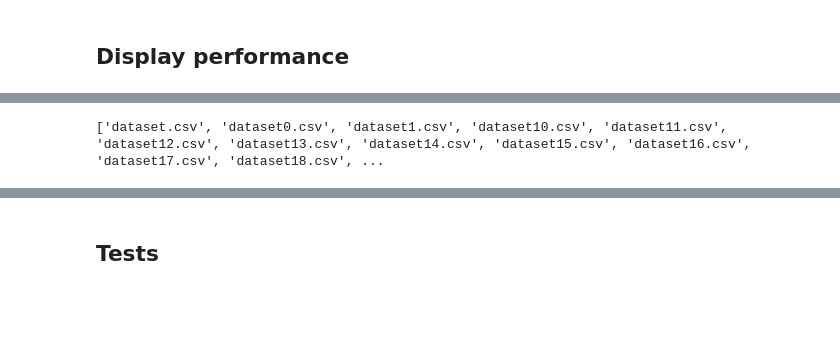
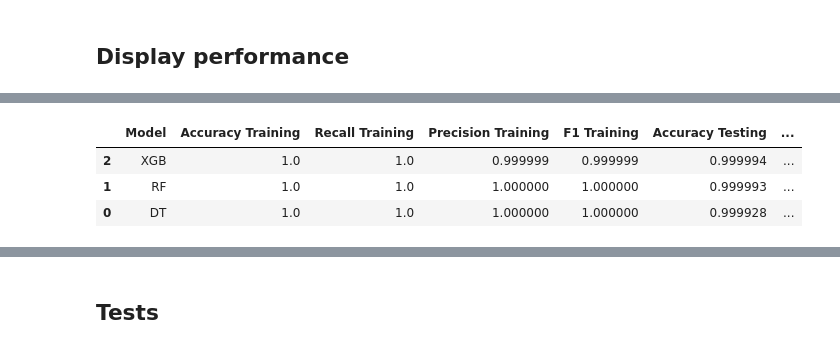
Before and after one commit to mcrayssac/CIC_IoT_Cyber_Attacks, a Jupyter notebook: DoS_model.ipynb, the cells around one changed output, grey strips where cells are left out. Cells and saved outputs as stored; diff of their text form; code cells hidden in the pictures; blank space fills up the shorter version.

Commit message:
Added prediction on first model

```diff
--- a/DoS_model.ipynb
+++ b/DoS_model.ipynb
@@ -221,11 +180,0 @@ simpleModelsDef[2]['param_space'] = param_space_xgboost
-# %%
-print(train_sets)
-# %% [output]
-['dataset.csv', 'dataset0.csv', 'dataset1.csv', 'dataset10.csv', 'dataset11.csv', 'dataset12.csv', 'dataset13.csv', 'dataset14.csv', 'dataset15.csv', 'dataset16.csv', 'dataset17.csv', 'dataset18.csv', ...
-# %%
-for model in tqdm(simpleModelsDef):
-    # Get model informations
-    modelName, model, params = model.values()
-
-    # Optimiser les hyperparamètres du modèle
-    optimize_hyperparameters(model, modelName, file_path, model_path, params, train_sets, X_columns, y_column=y_column, encoder=encoder, scaler=scaler)
@@ -264,0 +181,7 @@ for model in tqdm(simpleTuningModelsDef):
+# %%
+read_csv_file(performance_path, model_path).sort_values(by=['Total rows', 'Accuracy Testing', 'Recall Testing', 'Precision Testing', 'F1 Testing'], ascending=False).head()
+# %% [output]
+|  | Model | Accuracy Training | Recall Training | Precision Training | F1 Training | Accuracy Testing | ... |
+| 2 | XGB | 1.0 | 1.0 | 0.999999 | 0.999999 | 0.999994 | ... |
+| 1 | RF | 1.0 | 1.0 | 1.000000 | 1.000000 | 0.999993 | ... |
+| 0 | DT | 1.0 | 1.0 | 1.000000 | 1.000000 | 0.999928 | ... |
```
Also changed, not shown: parts of 13 cells of this notebook, 1 other file.
